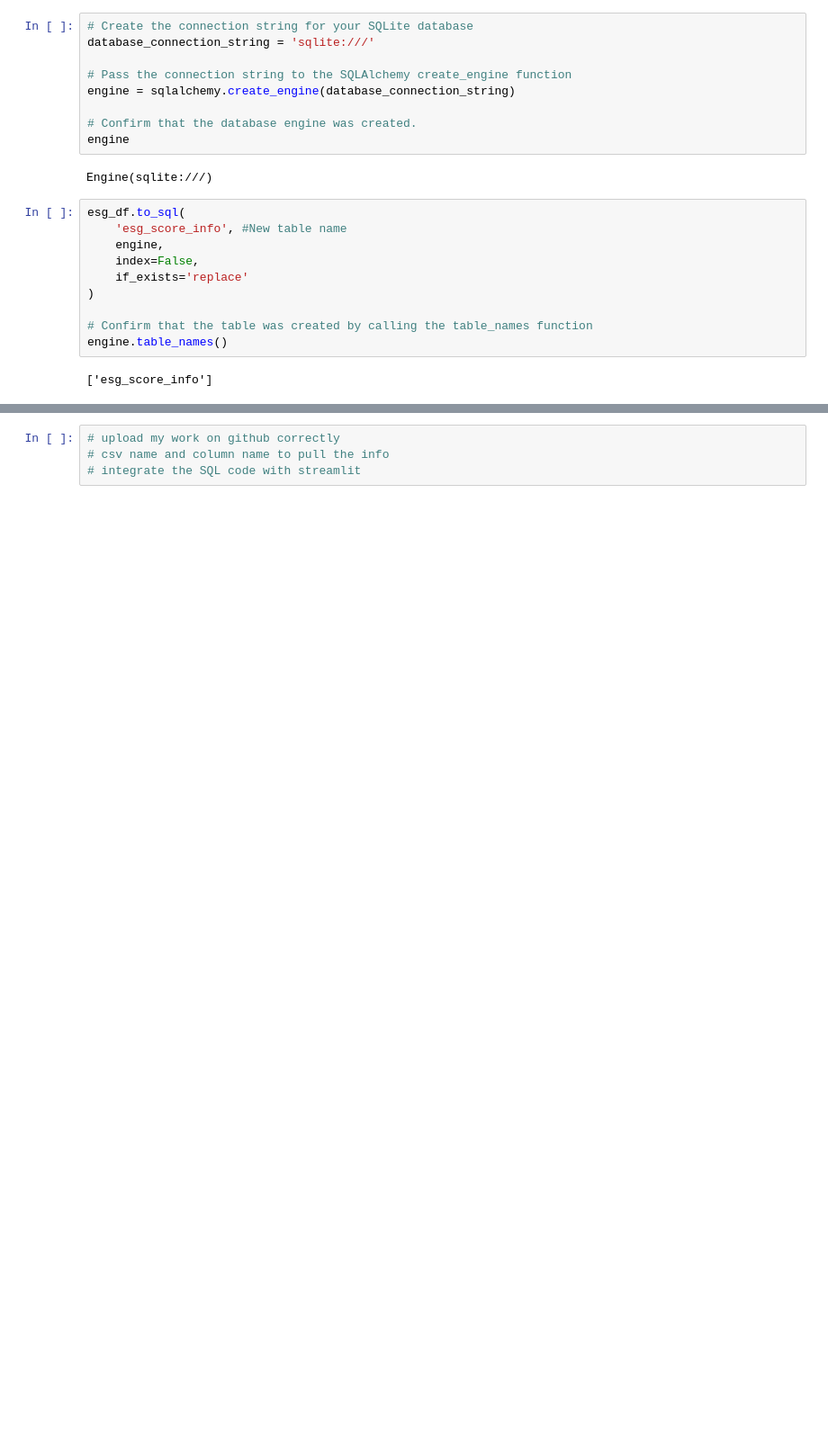
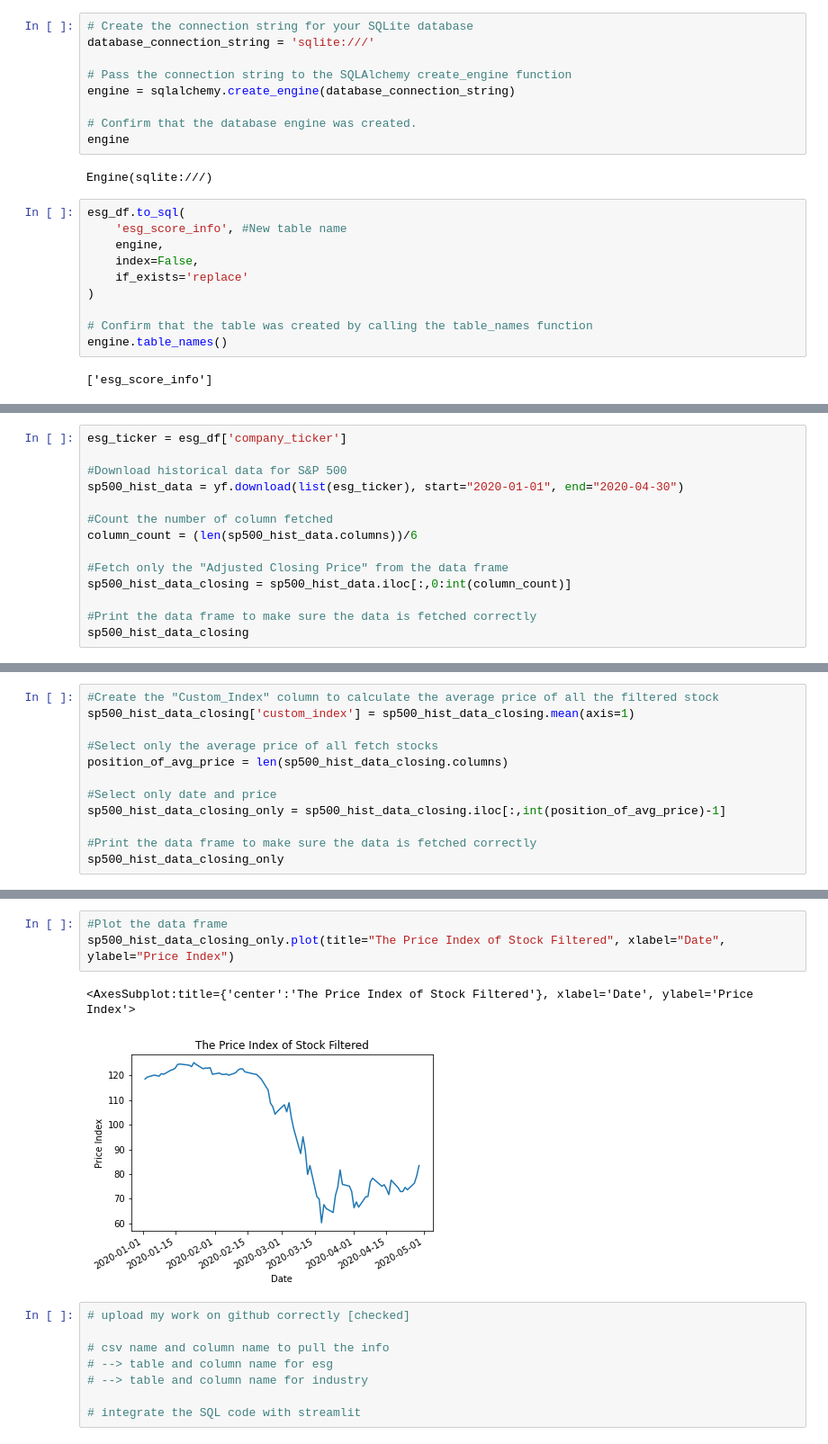
Before and after one commit to kevinbaross/custom_indexing_project, a Jupyter notebook: filter_sample.ipynb, the cells around one changed output, grey strips where cells are left out. Shown: that part at 90% size. Drawn from its saved outputs; the diff is of its cells as text; blank space fills up the shorter version.

Commit message:
Fetch the data from ESG file

```diff
--- a/filter_sample.ipynb
+++ b/filter_sample.ipynb
@@ -63,0 +92,14 @@ list(results)
+# %%
+esg_ticker = esg_df['company_ticker']
+
+#Download historical data for S&P 500
+sp500_hist_data = yf.download(list(esg_ticker), start="2020-01-01", end="2020-04-30")
+
+#Count the number of column fetched
+column_count = (len(sp500_hist_data.columns))/6
+
+#Fetch only the "Adjusted Closing Price" from the data frame
+sp500_hist_data_closing = sp500_hist_data.iloc[:,0:int(column_count)]
+
+#Print the data frame to make sure the data is fetched correctly
+sp500_hist_data_closing
@@ -63,0 +123,12 @@ list(results)
+# %%
+#Create the "Custom_Index" column to calculate the average price of all the filtered stock
+sp500_hist_data_closing['custom_index'] = sp500_hist_data_closing.mean(axis=1)
+
+#Select only the average price of all fetch stocks
+position_of_avg_price = len(sp500_hist_data_closing.columns)
+
+#Select only date and price
+sp500_hist_data_closing_only = sp500_hist_data_closing.iloc[:,int(position_of_avg_price)-1]
+
+#Print the data frame to make sure the data is fetched correctly
+sp500_hist_data_closing_only
@@ -64,4 +149,14 @@ list(results)
+# %%
+#Plot the data frame
+sp500_hist_data_closing_only.plot(title="The Price Index of Stock Filtered", xlabel="Date", ylabel="Price Index")
+# %% [output]
+<AxesSubplot:title={'center':'The Price Index of Stock Filtered'}, xlabel='Date', ylabel='Price Index'>
+[figure, added]
 # %%
-# upload my work on github correctly
+# upload my work on github correctly [checked]
+
 # csv name and column name to pull the info
+# --> table and column name for esg
+# --> table and column name for industry
+
 # integrate the SQL code with streamlit
```
Also changed, not shown: parts of 6 cells of this notebook, 1 other file.
